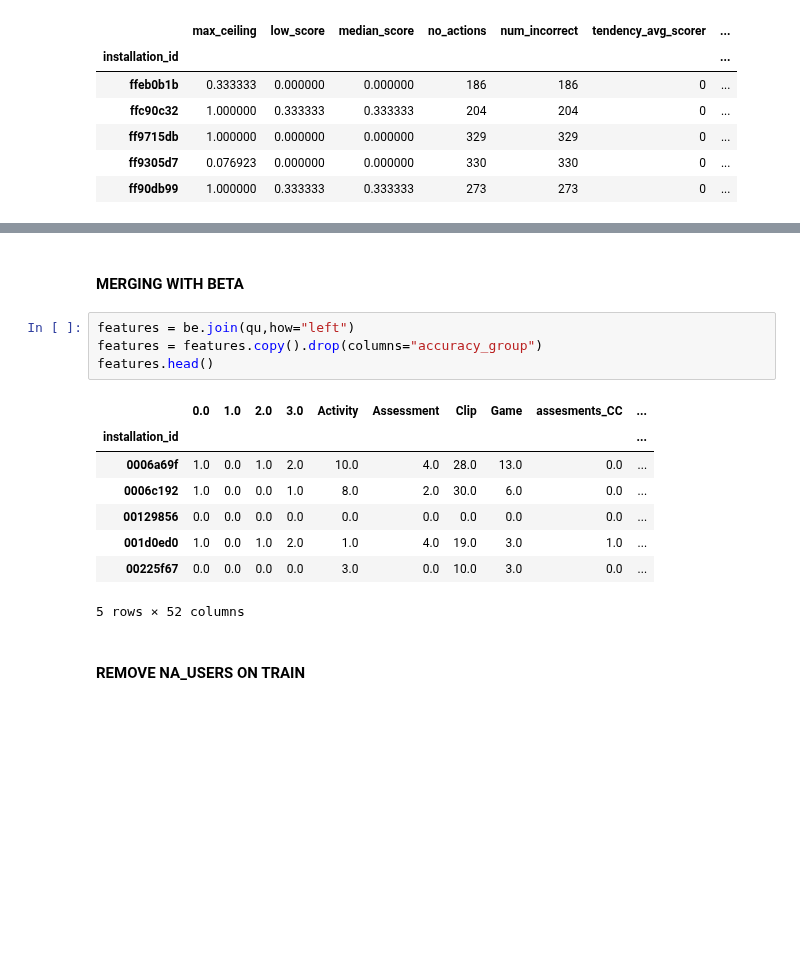
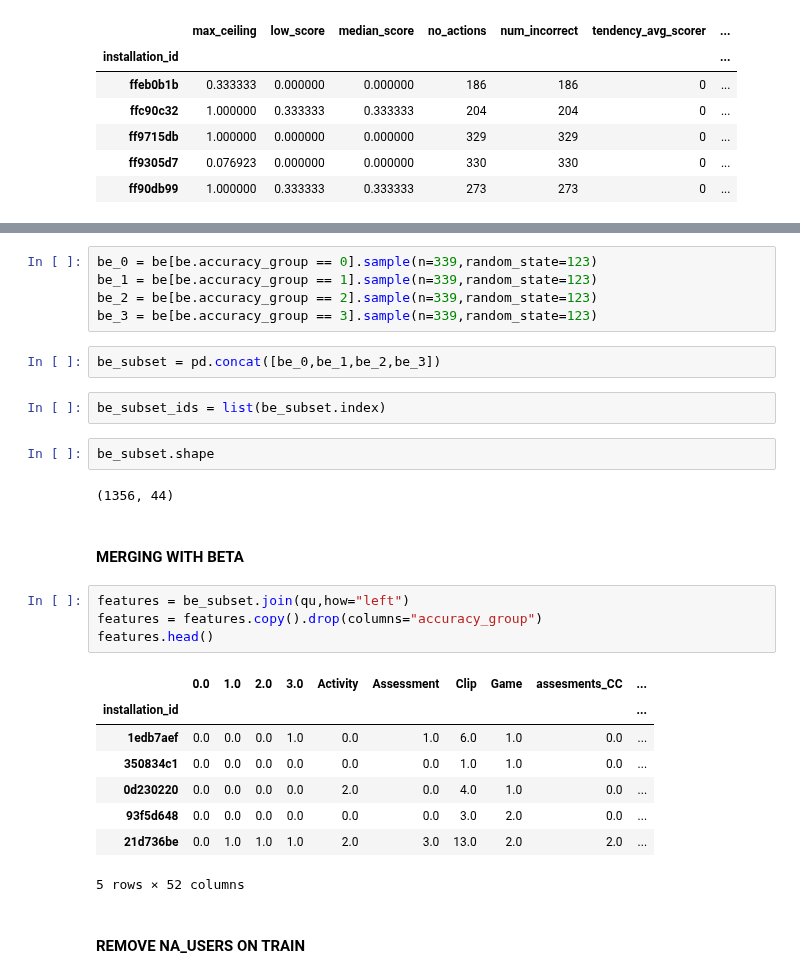
Before and after one commit to cats-in-the-hat/PBS-KIDS2, a Jupyter notebook: full_project_documentation.ipynb, the cells around one changed output, grey strips where cells are left out. Drawn from its saved outputs; the diff is of its cells as text; blank space fills up the shorter version.

```diff
--- a/full_project_documentation.ipynb
+++ b/full_project_documentation.ipynb
@@ -223,17 +230,30 @@ shape:(2496, 9)
+# %%
+be_0 = be[be.accuracy_group == 0].sample(n=339,random_state=123)
+be_1 = be[be.accuracy_group == 1].sample(n=339,random_state=123)
+be_2 = be[be.accuracy_group == 2].sample(n=339,random_state=123)
+be_3 = be[be.accuracy_group == 3].sample(n=339,random_state=123)
+# %%
+be_subset = pd.concat([be_0,be_1,be_2,be_3])
+# %%
+be_subset_ids = list(be_subset.index)
+# %%
+be_subset.shape
+# %% [output]
+(1356, 44)
 # %% [markdown]
 #### MERGING WITH BETA
 # %%
-features = be.join(qu,how="left")
+features = be_subset.join(qu,how="left")
 features = features.copy().drop(columns="accuracy_group")
 features.head()
 # %% [output]
 |  | 0.0 | 1.0 | 2.0 | 3.0 | Activity | Assessment | Clip | Game | assesments_CC | ... |
 | installation_id |  |  |  |  |  |  |  |  |  | ... |
-| 0006a69f | 1.0 | 0.0 | 1.0 | 2.0 | 10.0 | 4.0 | 28.0 | 13.0 | 0.0 | ... |
-| 0006c192 | 1.0 | 0.0 | 0.0 | 1.0 | 8.0 | 2.0 | 30.0 | 6.0 | 0.0 | ... |
-| 00129856 | 0.0 | 0.0 | 0.0 | 0.0 | 0.0 | 0.0 | 0.0 | 0.0 | 0.0 | ... |
-| 001d0ed0 | 1.0 | 0.0 | 1.0 | 2.0 | 1.0 | 4.0 | 19.0 | 3.0 | 1.0 | ... |
-| 00225f67 | 0.0 | 0.0 | 0.0 | 0.0 | 3.0 | 0.0 | 10.0 | 3.0 | 0.0 | ... |
+| 1edb7aef | 0.0 | 0.0 | 0.0 | 1.0 | 0.0 | 1.0 | 6.0 | 1.0 | 0.0 | ... |
+| 350834c1 | 0.0 | 0.0 | 0.0 | 0.0 | 0.0 | 0.0 | 1.0 | 1.0 | 0.0 | ... |
+| 0d230220 | 0.0 | 0.0 | 0.0 | 0.0 | 2.0 | 0.0 | 4.0 | 1.0 | 0.0 | ... |
+| 93f5d648 | 0.0 | 0.0 | 0.0 | 0.0 | 0.0 | 0.0 | 3.0 | 2.0 | 0.0 | ... |
+| 21d736be | 0.0 | 1.0 | 1.0 | 1.0 | 2.0 | 3.0 | 13.0 | 2.0 | 2.0 | ... |
 5 rows × 52 columns
 # %% [markdown]
 #### REMOVE NA_USERS ON TRAIN
```
Also changed, not shown: parts of 26 cells of this notebook.
